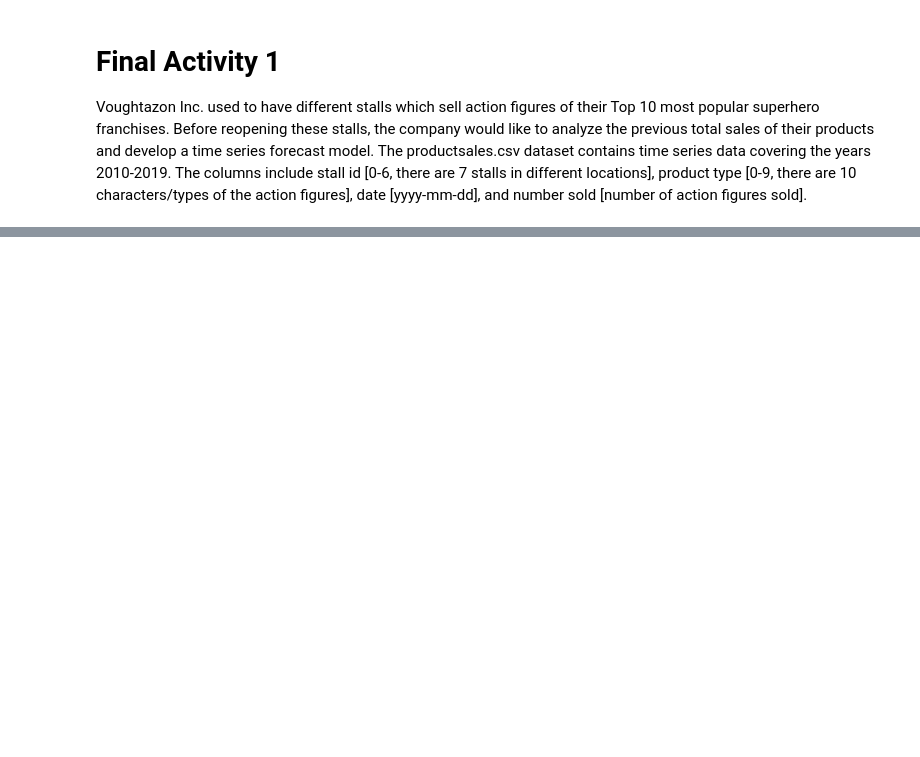
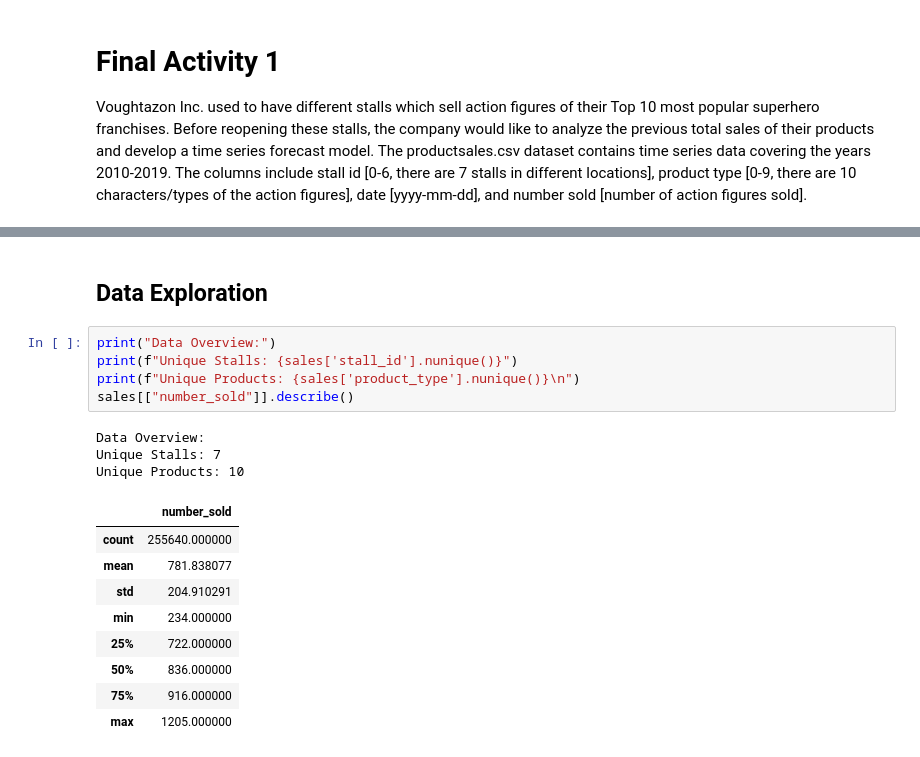
Before and after one commit to yukiroow/data-mining-acts, a Jupyter notebook: DOMINGUEZ LAPIG FINAL_ACT1.ipynb, the cells around one changed output, grey strips where cells are left out. Saved outputs shown, nothing was run; the diff lists cells and outputs as text; blank space fills up the shorter version.

```diff
--- a/DOMINGUEZ LAPIG FINAL_ACT1.ipynb
+++ b/DOMINGUEZ LAPIG FINAL_ACT1.ipynb
@@ -28,3 +33,23 @@ sales
 | 255638 | 6 | 9 | 2019-12-30 | 899 |
 | 255639 | 6 | 9 | 2019-12-31 | 886 |
 255640 rows × 4 columns
+# %% [markdown]
+## Data Exploration
+# %%
+print("Data Overview:")
+print(f"Unique Stalls: {sales['stall_id'].nunique()}")
+print(f"Unique Products: {sales['product_type'].nunique()}\n")
+sales[["number_sold"]].describe()
+# %% [output]
+Data Overview:
+Unique Stalls: 7
+Unique Products: 10
+|  | number_sold |
+| count | 255640.000000 |
+| mean | 781.838077 |
+| std | 204.910291 |
+| min | 234.000000 |
+| 25% | 722.000000 |
+| 50% | 836.000000 |
+| 75% | 916.000000 |
+| max | 1205.000000 |
```
Also changed, not shown: parts of 9 cells of this notebook.
